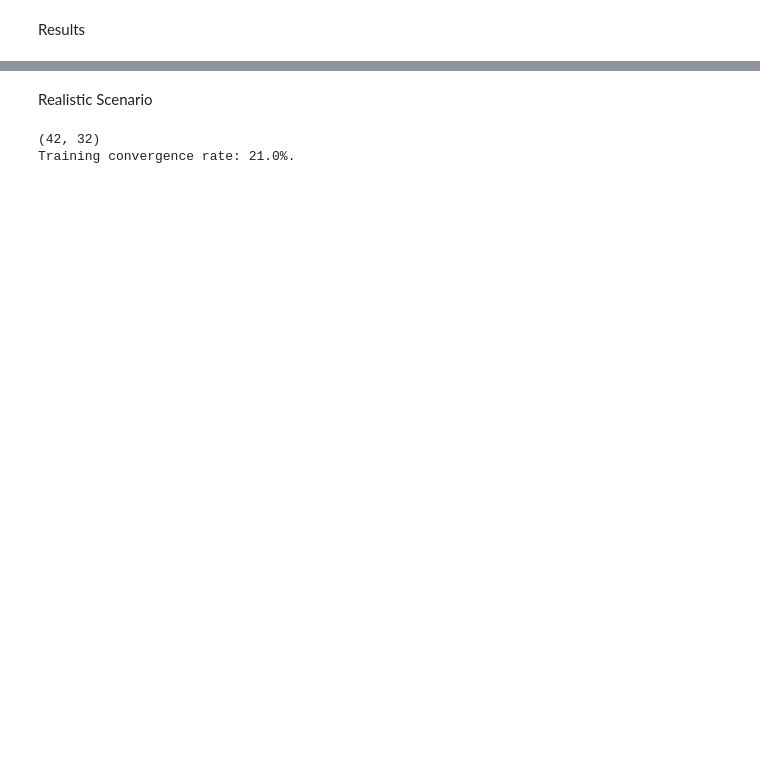
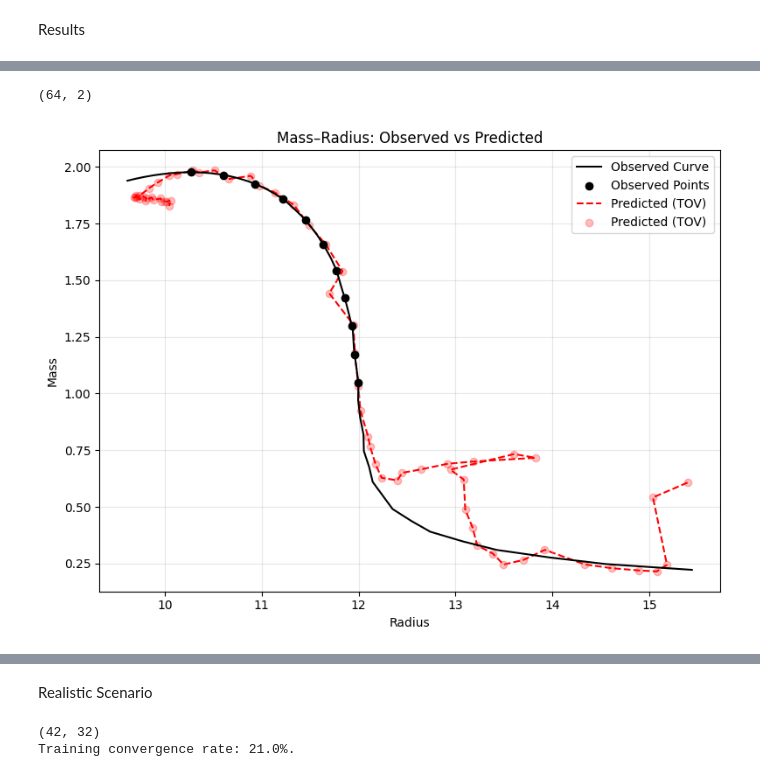
Before and after one commit to lesanson/NN-Reconstruction, a Jupyter notebook: EOS_Solver.ipynb, the cells around one changed output, grey strips where cells are left out. Drawn from its saved outputs; the diff is of its cells as text; code cells hidden in the pictures; blank space fills up the shorter version.

```diff
--- a/EOS_Solver.ipynb
+++ b/EOS_Solver.ipynb
@@ -183,0 +156,9 @@ plt.show()
+# %%
+rho_t = torch.tensor(rho_scaled, dtype=torch.float32, device=device).reshape(1, -1, 1)
+p_pred = eos(rho_t)
+
+mr_pred = tov(p_pred)
+mr_pred = mr_pred.detach().cpu().numpy().squeeze()
+
+m_pred = mr_pred[:,0] * M_MAX
+r_pred = mr_pred[:,1] * (R_MAX - R_MIN) + R_MIN
@@ -183,0 +169,21 @@ plt.show()
+# %%
+mr.shape
+# %% [output]
+(64, 2)
+# %%
+# --- Plot ---
+plt.figure(figsize=(8, 6))
+plt.plot(R_obs,
+        M_obs, color="black", label="Observed Curve", zorder=3)
+plt.scatter(R_targets, M_targets, color="black", label="Observed Points", zorder=3)
+plt.plot(r_pred, m_pred, "--", color="red", label="Predicted (TOV)", zorder=1)
+plt.scatter(r_pred, m_pred, alpha=0.25, color="red", label="Predicted (TOV)", zorder=1)
+plt.xlabel("Radius")
+plt.ylabel("Mass")
+plt.title("Mass–Radius: Observed vs Predicted")
+plt.legend()
+plt.grid(True, alpha=0.3)
+plt.tight_layout()
+plt.show()
+# %% [output]
+[figure, added]
```
Also changed, not shown: parts of 16 cells of this notebook, 11 other files.
